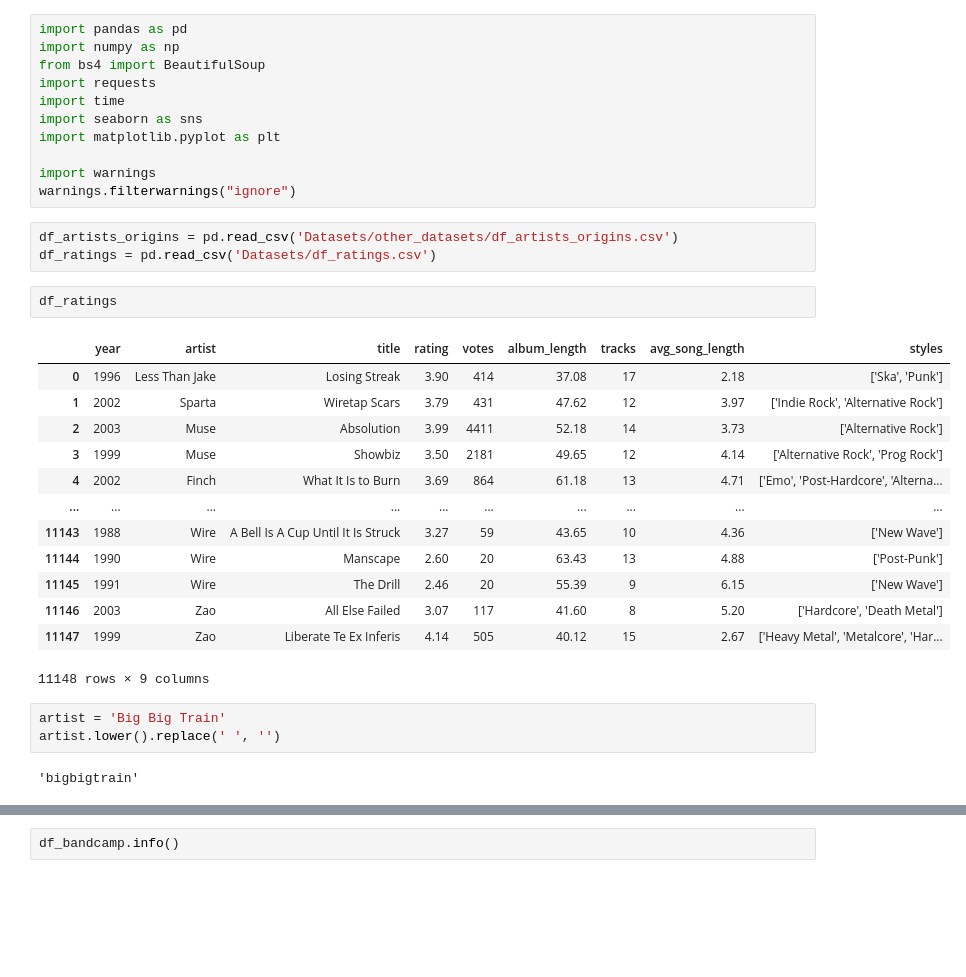
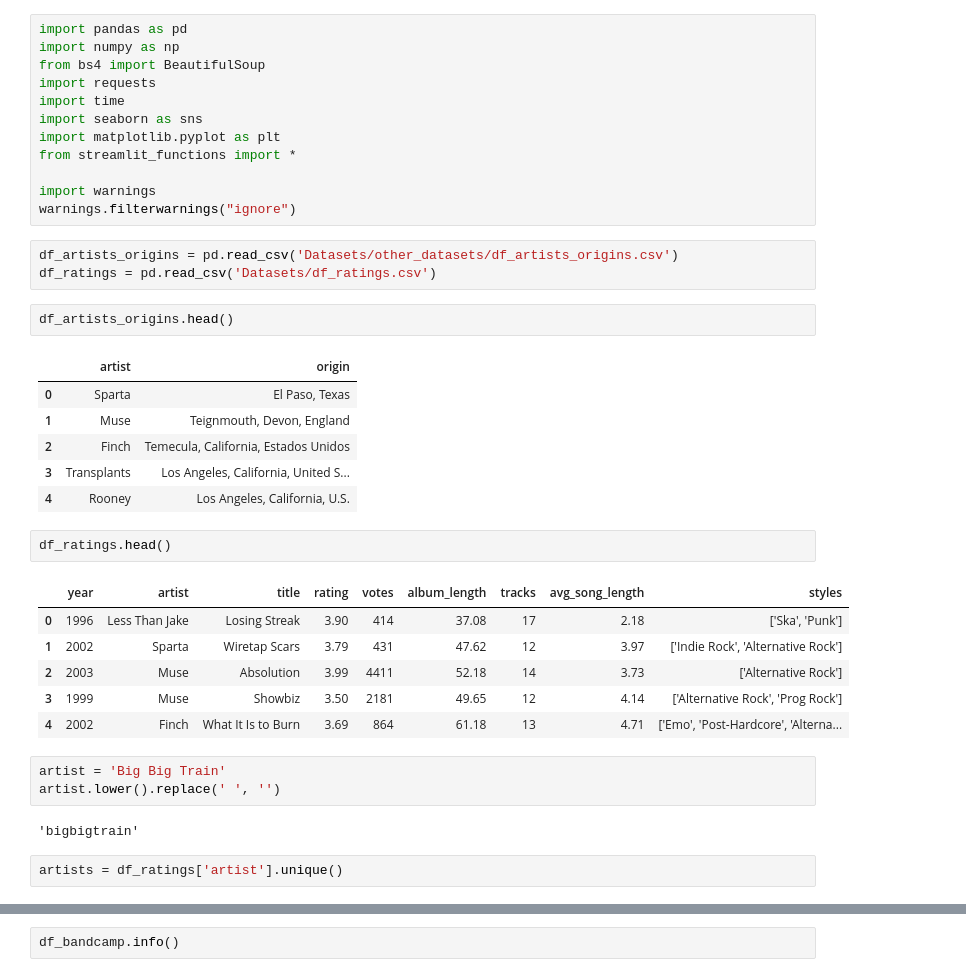
Before and after one commit to arnauog/what_the_rock, a Jupyter notebook: 8 Bandcamp.ipynb, the cells around one changed output, grey strips where cells are left out. Cells and saved outputs as stored; diff of their text form; blank space fills up the shorter version.

```diff
--- a/8 Bandcamp.ipynb
+++ b/8 Bandcamp.ipynb
@@ -6,30 +6,35 @@ import requests
 import time
 import seaborn as sns
 import matplotlib.pyplot as plt
+from streamlit_functions import *
 
 import warnings
 warnings.filterwarnings("ignore")
 # %%
 df_artists_origins = pd.read_csv('Datasets/other_datasets/df_artists_origins.csv')
 df_ratings = pd.read_csv('Datasets/df_ratings.csv')
+# %%
+df_artists_origins.head()
+# %% [output]
+|  | artist | origin |
+| 0 | Sparta | El Paso, Texas |
+| 1 | Muse | Teignmouth, Devon, England |
+| 2 | Finch | Temecula, California, Estados Unidos |
+| 3 | Transplants | Los Angeles, California, United S... |
+| 4 | Rooney | Los Angeles, California, U.S. |
 # %%
-df_ratings
+df_ratings.head()
 # %% [output]
 |  | year | artist | title | rating | votes | album_length | tracks | avg_song_length | styles |
 | 0 | 1996 | Less Than Jake | Losing Streak | 3.90 | 414 | 37.08 | 17 | 2.18 | ['Ska', 'Punk'] |
 | 1 | 2002 | Sparta | Wiretap Scars | 3.79 | 431 | 47.62 | 12 | 3.97 | ['Indie Rock', 'Alternative Rock'] |
 | 2 | 2003 | Muse | Absolution | 3.99 | 4411 | 52.18 | 14 | 3.73 | ['Alternative Rock'] |
 | 3 | 1999 | Muse | Showbiz | 3.50 | 2181 | 49.65 | 12 | 4.14 | ['Alternative Rock', 'Prog Rock'] |
 | 4 | 2002 | Finch | What It Is to Burn | 3.69 | 864 | 61.18 | 13 | 4.71 | ['Emo', 'Post-Hardcore', 'Alterna... |
-| ... | ... | ... | ... | ... | ... | ... | ... | ... | ... |
-| 11143 | 1988 | Wire | A Bell Is A Cup Until It Is Struck | 3.27 | 59 | 43.65 | 10 | 4.36 | ['New Wave'] |
-| 11144 | 1990 | Wire | Manscape | 2.60 | 20 | 63.43 | 13 | 4.88 | ['Post-Punk'] |
-| 11145 | 1991 | Wire | The Drill | 2.46 | 20 | 55.39 | 9 | 6.15 | ['New Wave'] |
-| 11146 | 2003 | Zao | All Else Failed | 3.07 | 117 | 41.60 | 8 | 5.20 | ['Hardcore', 'Death Metal'] |
-| 11147 | 1999 | Zao | Liberate Te Ex Inferis | 4.14 | 505 | 40.12 | 15 | 2.67 | ['Heavy Metal', 'Metalcore', 'Har... |
-11148 rows × 9 columns
 # %%
 artist = 'Big Big Train'
 artist.lower().replace(' ', '')
 # %% [output]
 'bigbigtrain'
+# %%
+artists = df_ratings['artist'].unique()
```
Also changed, not shown: parts of 18 cells of this notebook, 16 other files.
